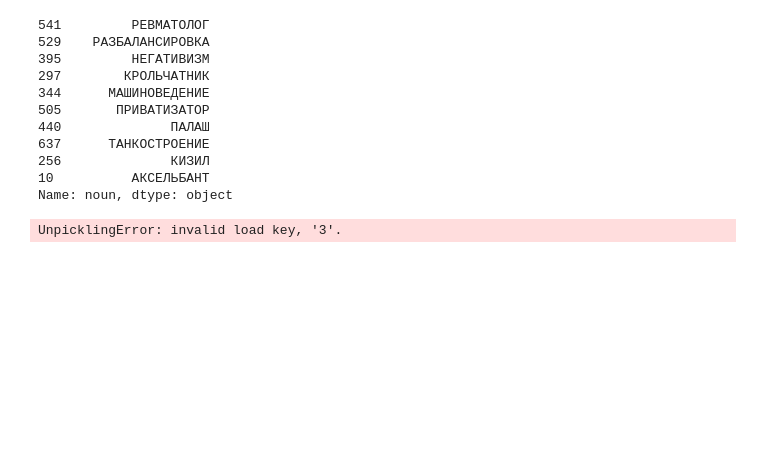
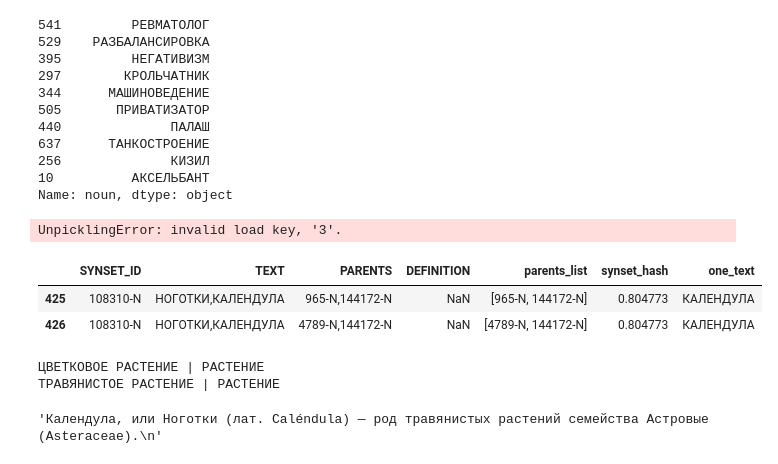
Before and after one commit to avidale/taxonomy-enrichment, a Jupyter notebook: experiments/get_familiar_with_synsets.ipynb, the cells around one changed output. Cells and saved outputs as stored; diff of their text form; code cells hidden in the pictures; blank space fills up the shorter version.

Commit message:
download definitions from wiki

```diff
--- a/experiments/get_familiar_with_synsets.ipynb
+++ b/experiments/get_familiar_with_synsets.ipynb
@@ -2270,3 +2277,21 @@ m = gensim.models.fasttext.FastTextKeyedVectors.load(
 m.adjust_vectors()
 # %% [output]
 UnpicklingError: invalid load key, '3'.
+# %%
+s = ttest_dev.sample(1).SYNSET_ID.iloc[0]
+d = ttest_dev[ttest_dev.SYNSET_ID==s]
+d
+# %% [output]
+|  | SYNSET_ID | TEXT | PARENTS | DEFINITION | parents_list | synset_hash | one_text |
+| 425 | 108310-N | НОГОТКИ,КАЛЕНДУЛА | 965-N,144172-N | NaN | [965-N, 144172-N] | 0.804773 | КАЛЕНДУЛА |
+| 426 | 108310-N | НОГОТКИ,КАЛЕНДУЛА | 4789-N,144172-N | NaN | [4789-N, 144172-N] | 0.804773 | КАЛЕНДУЛА |
+# %%
+for pp in d.parents_list:
+    print(' | '.join([ id2synset[c]['@ruthes_name'] for c in pp]))
+# %% [output]
+ЦВЕТКОВОЕ РАСТЕНИЕ | РАСТЕНИЕ
+ТРАВЯНИСТОЕ РАСТЕНИЕ | РАСТЕНИЕ
+# %%
+get_definition(d.one_text.iloc[0], mobile=False)
+# %% [output]
+'Календула, или Ноготки (лат. Caléndula) — род травянистых растений семейства Астровые (Asteraceae).\n'
```
Also changed, not shown: parts of 3 cells of this notebook, 11 other files.
